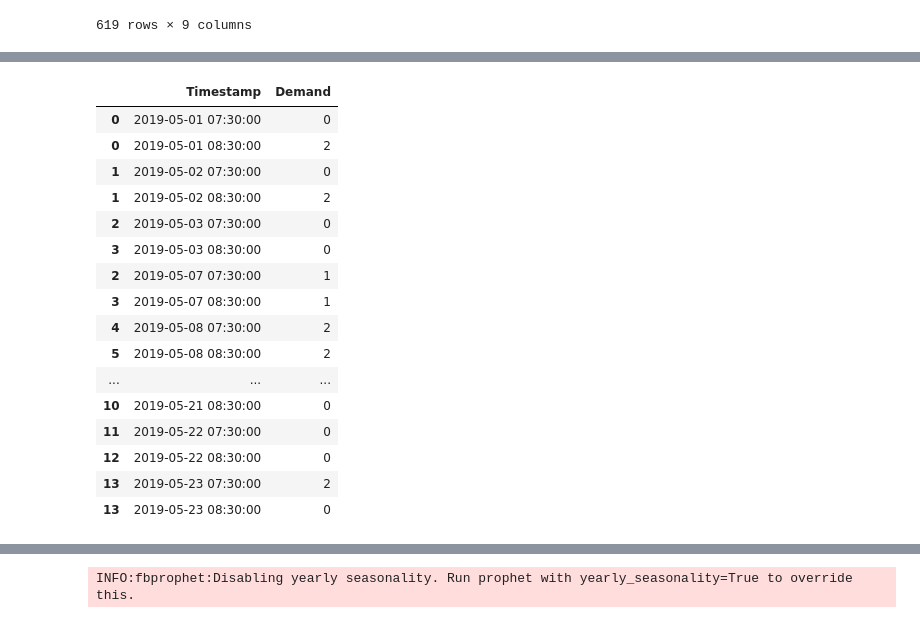
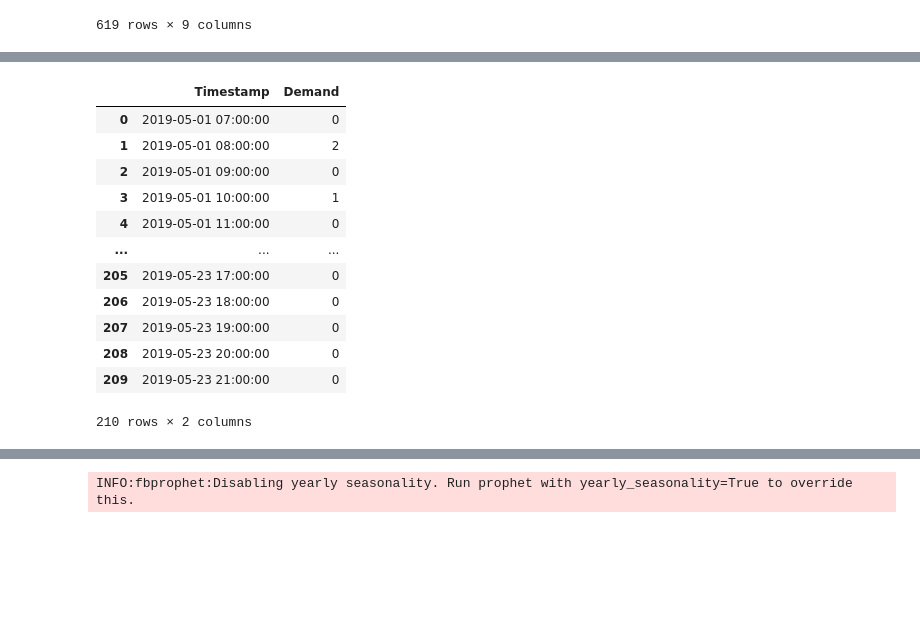
Before and after one commit to winnpm/ha-mo_data_visualization, a Jupyter notebook: Time Series Models.ipynb, the cells around one changed output, grey strips where cells are left out. Cells and saved outputs as stored; diff of their text form; code cells hidden in the pictures; blank space fills up the shorter version.

```diff
--- a/Time Series Models.ipynb
+++ b/Time Series Models.ipynb
@@ -110,14 +126,14 @@ def fill_missing(df, df_main, type):
         each = each[0:11]
         for h in oper_time:
             (y, m, d) = each.split('-')
-            d = int(d)
-            m = int(m)
-            y = int(y)
-            hh = int(h)
+            d, m, y, hh = int(d), int(m), int(y), int(h)
+#             m = int(m)
+#             y = int(y)
+#             hh = int(h)
             if (((h*10)%10) == 5):
                 timestamp = pd.Timestamp(year=y, month=m, day=d, hour=hh, minute=30)
             else:
-                timestamp = pd.Timestamp(year=y, month=m, day=d, hour=hh, minute = 30)
+                timestamp = pd.Timestamp(year=y, month=m, day=d, hour=hh)
             timestamp_all.append(timestamp)
 
     timestamp_fill = list(set(timestamp_all) - set((list(dict.fromkeys(df_main['Timestamp'])))))
@@ -134,6 +150,7 @@ def fill_missing(df, df_main, type):
 
     df = df.append(df_od_fill)
     df = df.sort_values('Timestamp')
+    df = df.reset_index(drop=True)
 
     return df
 
@@ -144,13 +161,19 @@ def group_by_time(df):
 
     return df, backup
 
-def create_window(df):
+def create_window(df, type):
     converted_regist = []
 
     for slot in df['regist_dt_ICT']:
         (h, m, s) = slot.split(':')
-        time_float = int(h) + int(m)/60 + int(s)/3600
-        converted_regist.append(math.floor(time_float))
+        if (type == True):
+            if (int(m) >= 30):
+                time = int(h) + 0.5
+            else:
+                time = int(h)
+        else:
+            time = int(h)
+        converted_regist.append(time)
 
     df['Converted_Regist'] = converted_regist
 
@@ -164,18 +187,18 @@ def create_timestamp(df, type):
     timestamp_converted = []
     for slot in df['DateTime']:
         (d, m, y, hh, mm, ss) = slot.split('/')
-        d = int(d)
-        m = int(m)
-        y = int(y)
-        hh = int(hh)
-        mm = int(mm)
+        d, m, y, hh, mm = int(d), int(m), int(y), int(hh), int(mm)
+#         m = int(m)
+#         y = int(y)
+#         hh = int(hh)
+#         mm = int(mm)
         if (type == True):
-            if (mm >= 31):
-                timestamp = pd.Timestamp(year=y, month=m, day=d, hour=hh, minute = 30)
+            if (mm >= 30):
+                timestamp = pd.Timestamp(year=y, month=m, day=d, hour=hh, minute=30)
             else:
                 timestamp = pd.Timestamp(year=y, month=m, day=d, hour=hh)
         else:
-            timestamp = pd.Timestamp(year=y, month=m, day=d, hour=hh, minute = 30)
+            timestamp = pd.Timestamp(year=y, month=m, day=d, hour=hh)
         timestamp_converted.append(timestamp)
     df['Timestamp'] = timestamp_converted
 
@@ -203,26 +226,22 @@ train
 # %%
 df_test_clone = create_timestamp(df_test_clone, False)
-test_framed = create_window(df_test_clone)
+test_framed = create_window(df_test_clone, False)
 test, backup_test = group_by_time(test_framed)
 test = fill_missing(test, df_test_clone, False)
 test
 # %% [output]
 |  | Timestamp | Demand |
-| 0 | 2019-05-01 07:30:00 | 0 |
-| 0 | 2019-05-01 08:30:00 | 2 |
-| 1 | 2019-05-02 07:30:00 | 0 |
-| 1 | 2019-05-02 08:30:00 | 2 |
-| 2 | 2019-05-03 07:30:00 | 0 |
-| 3 | 2019-05-03 08:30:00 | 0 |
-| 2 | 2019-05-07 07:30:00 | 1 |
-| 3 | 2019-05-07 08:30:00 | 1 |
-| 4 | 2019-05-08 07:30:00 | 2 |
-| 5 | 2019-05-08 08:30:00 | 2 |
+| 0 | 2019-05-01 07:00:00 | 0 |
+| 1 | 2019-05-01 08:00:00 | 2 |
+| 2 | 2019-05-01 09:00:00 | 0 |
+| 3 | 2019-05-01 10:00:00 | 1 |
+| 4 | 2019-05-01 11:00:00 | 0 |
 | ... | ... | ... |
-| 10 | 2019-05-21 08:30:00 | 0 |
-| 11 | 2019-05-22 07:30:00 | 0 |
-| 12 | 2019-05-22 08:30:00 | 0 |
-| 13 | 2019-05-23 07:30:00 | 2 |
-| 13 | 2019-05-23 08:30:00 | 0 |
+| 205 | 2019-05-23 17:00:00 | 0 |
+| 206 | 2019-05-23 18:00:00 | 0 |
+| 207 | 2019-05-23 19:00:00 | 0 |
+| 208 | 2019-05-23 20:00:00 | 0 |
+| 209 | 2019-05-23 21:00:00 | 0 |
+210 rows × 2 columns
 # %%
 df_train_clone2 = create_timestamp(df_train_clone2, True)
```
Also changed, not shown: parts of 16 cells of this notebook.
